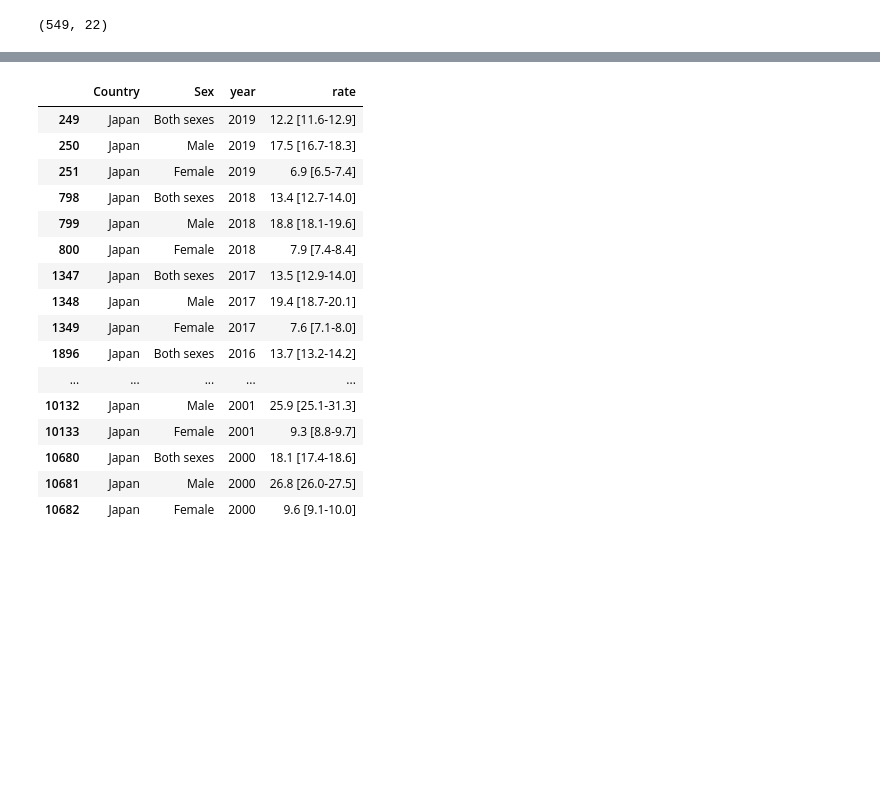
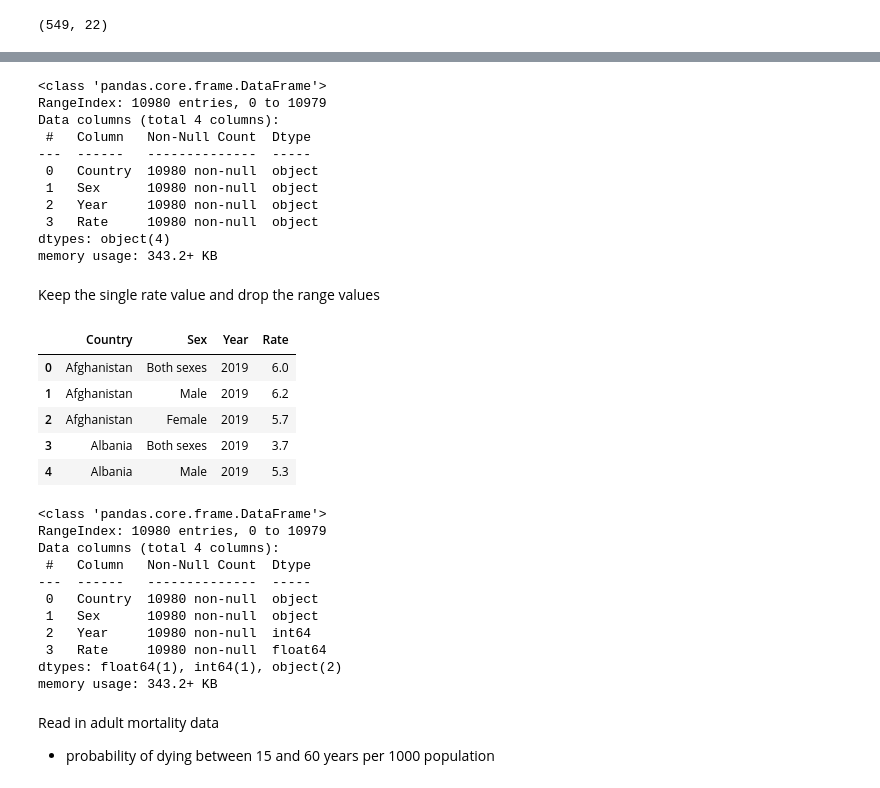
Before and after one commit to kellychin79/analysis_3, a Jupyter notebook: historical_suicide_rate.ipynb, the cells around one changed output, grey strips where cells are left out. Drawn from its saved outputs; the diff is of its cells as text; code cells hidden in the pictures; blank space fills up the shorter version.

Commit message:
read in the second csv file and find ways to merge two files

```diff
--- a/historical_suicide_rate.ipynb
+++ b/historical_suicide_rate.ipynb
@@ -62,7 +44,7 @@ raw_df.head()
 # %%
 df = raw_df.melt(id_vars = ['Country','Sex'],
                  value_vars = list(raw_df.columns[2:]),
-                 var_name = 'year',
-                 value_name = 'rate')
+                 var_name = 'Year',
+                 value_name = 'Rate')
 df.head()
 # %% [output]
@@ -95,20 +57,45 @@ df.query('Country=="Japan"')
+# %%
+df.info()
+# %% [output]
+<class 'pandas.core.frame.DataFrame'>
+RangeIndex: 10980 entries, 0 to 10979
+Data columns (total 4 columns):
+ #   Column   Non-Null Count  Dtype
+---  ------   --------------  -----
+ 0   Country  10980 non-null  object
+ 1   Sex      10980 non-null  object
+ 2   Year     10980 non-null  object
+ 3   Rate     10980 non-null  object
+dtypes: object(4)
+memory usage: 343.2+ KB
+# %% [markdown]
+Keep the single rate value and drop the range values
 # %%
-df[df['Country']=='Japan']
+df['Rate'] = df['Rate'].apply(lambda x: float(x.split(' ')[0]))
+df['Year'] = df['Year'].apply(lambda x: int(x.strip()))
+df.head()
 # %% [output]
-|  | Country | Sex | year | rate |
-| 249 | Japan | Both sexes | 2019 | 12.2 [11.6-12.9] |
-| 250 | Japan | Male | 2019 | 17.5 [16.7-18.3] |
-| 251 | Japan | Female | 2019 | 6.9 [6.5-7.4] |
-| 798 | Japan | Both sexes | 2018 | 13.4 [12.7-14.0] |
-| 799 | Japan | Male | 2018 | 18.8 [18.1-19.6] |
-| 800 | Japan | Female | 2018 | 7.9 [7.4-8.4] |
-| 1347 | Japan | Both sexes | 2017 | 13.5 [12.9-14.0] |
-| 1348 | Japan | Male | 2017 | 19.4 [18.7-20.1] |
-| 1349 | Japan | Female | 2017 | 7.6 [7.1-8.0] |
-| 1896 | Japan | Both sexes | 2016 | 13.7 [13.2-14.2] |
-| ... | ... | ... | ... | ... |
-| 10132 | Japan | Male | 2001 | 25.9 [25.1-31.3] |
-| 10133 | Japan | Female | 2001 | 9.3 [8.8-9.7] |
-| 10680 | Japan | Both sexes | 2000 | 18.1 [17.4-18.6] |
-| 10681 | Japan | Male | 2000 | 26.8 [26.0-27.5] |
-| 10682 | Japan | Female | 2000 | 9.6 [9.1-10.0] |
+|  | Country | Sex | Year | Rate |
+| 0 | Afghanistan | Both sexes | 2019 | 6.0 |
+| 1 | Afghanistan | Male | 2019 | 6.2 |
+| 2 | Afghanistan | Female | 2019 | 5.7 |
+| 3 | Albania | Both sexes | 2019 | 3.7 |
+| 4 | Albania | Male | 2019 | 5.3 |
+# %%
+df.info()
+# %% [output]
+<class 'pandas.core.frame.DataFrame'>
+RangeIndex: 10980 entries, 0 to 10979
+Data columns (total 4 columns):
+ #   Column   Non-Null Count  Dtype
+---  ------   --------------  -----
+ 0   Country  10980 non-null  object
+ 1   Sex      10980 non-null  object
+ 2   Year     10980 non-null  int64
+ 3   Rate     10980 non-null  float64
+dtypes: float64(1), int64(1), object(2)
+memory usage: 343.2+ KB
+# %% [markdown]
+Read in adult mortality data
+
+- probability of dying between 15 and 60 years per 1000 population
```
Also changed, not shown: parts of 29 cells of this notebook.
